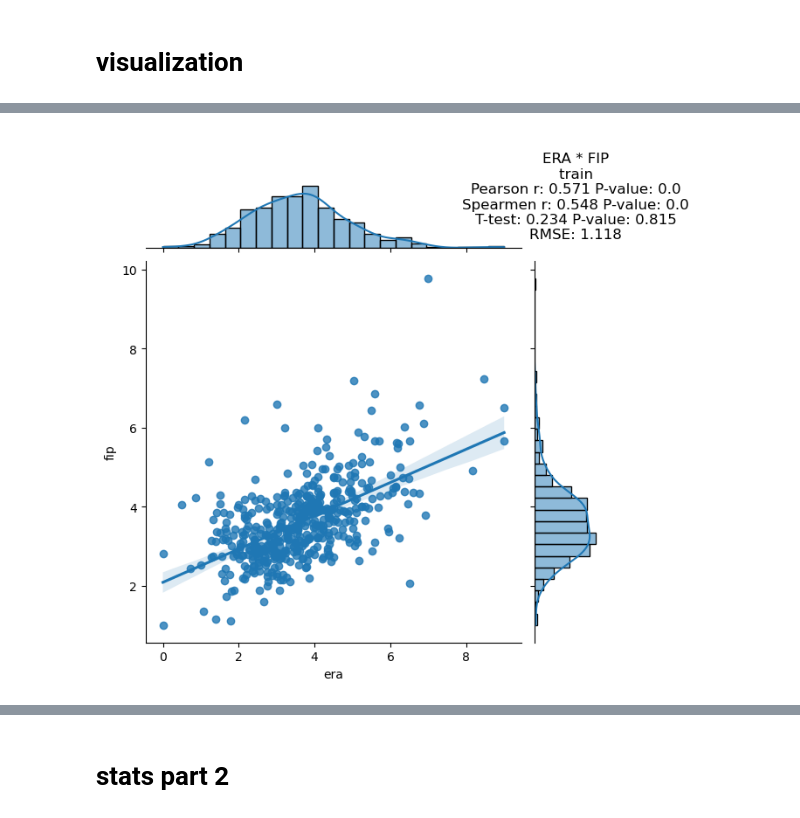
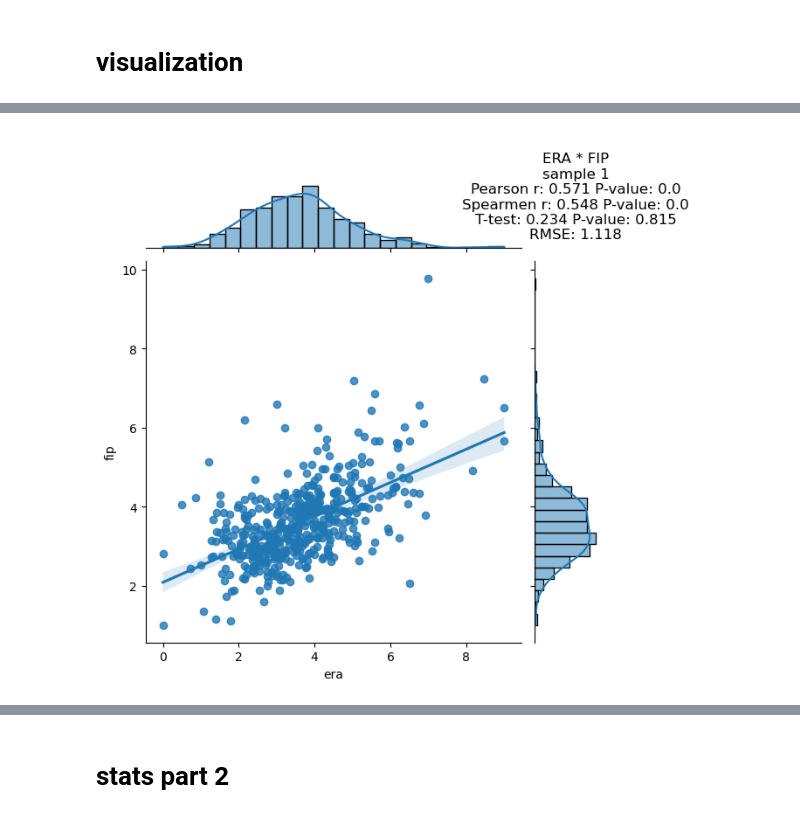
Before and after one commit to DerikVo/Baseball_analysis, a Jupyter notebook: code/BaseBall_general_analysis.ipynb, the cells around one changed output, grey strips where cells are left out. Cells and saved outputs as stored; diff of their text form; code cells hidden in the pictures.

```diff
--- a/code/BaseBall_general_analysis.ipynb
+++ b/code/BaseBall_general_analysis.ipynb
@@ -222,8 +223,8 @@ make_corr(era)
 # %%
 #using traintset split instead of manually splitting
-train, test = train_test_split(era,random_state=42)
+samp1, samp2 = train_test_split(era,random_state=42)
 # %%
-make_corr(train, 'train')
+make_corr(samp1, 'sample 1')
 # %% [output]
-[figure, old version]
+[figure, new version]
 # %%
```
Also changed, not shown: parts of 12 cells of this notebook.
